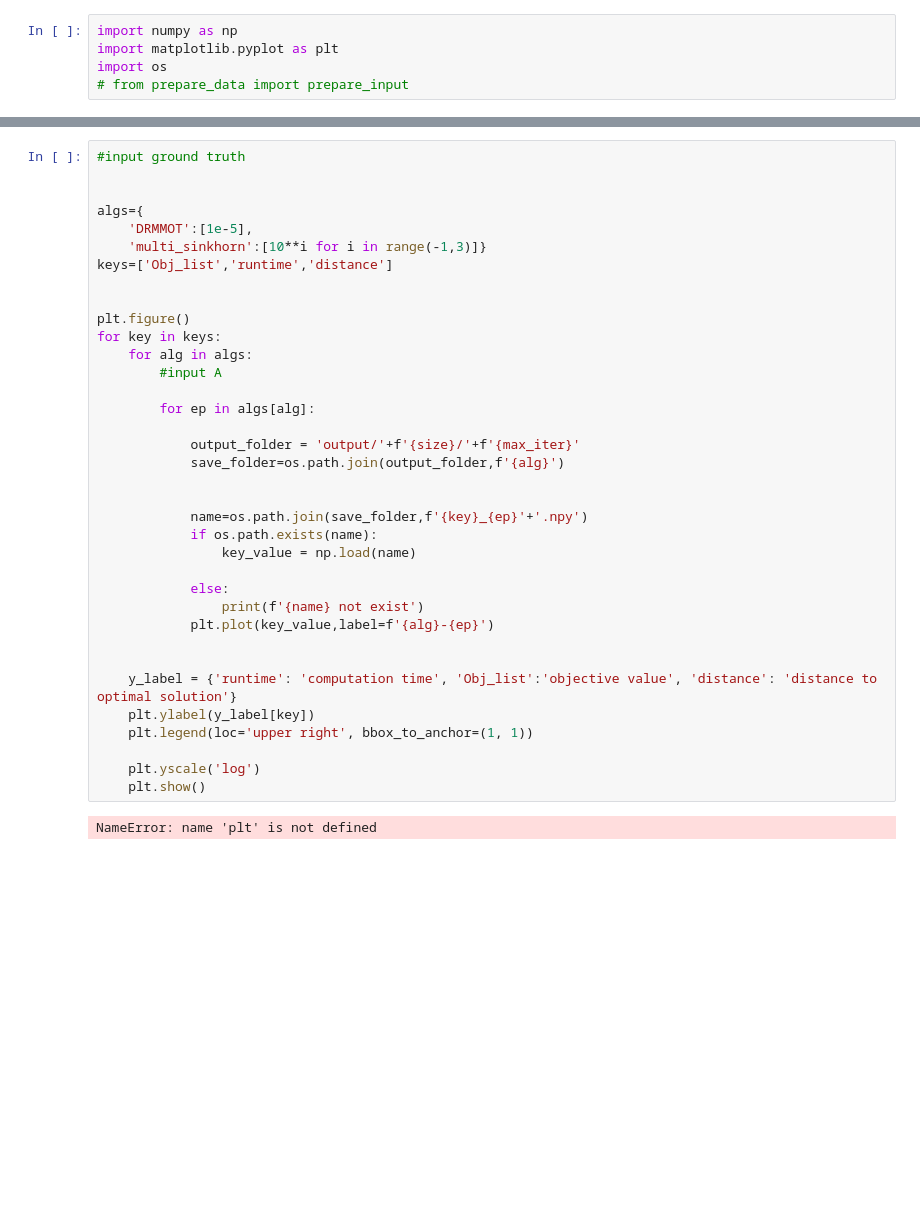
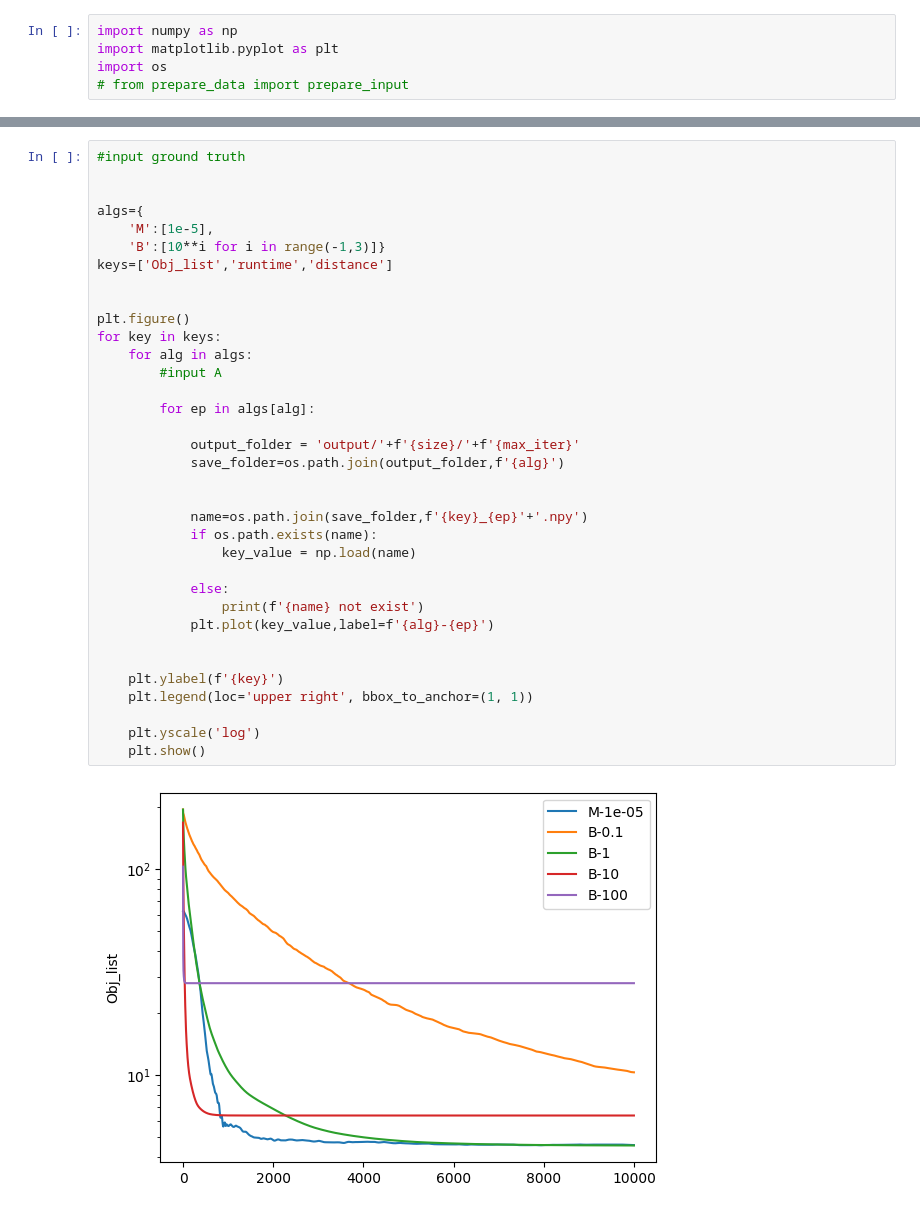
Before and after one commit to HaiVuBui/MDROT, a Jupyter notebook: view_result.ipynb, the cells around one changed output, grey strips where cells are left out. Saved outputs shown, nothing was run; the diff lists cells and outputs as text; blank space fills up the shorter version.

```diff
--- a/view_result.ipynb
+++ b/view_result.ipynb
@@ -82,36 +85,35 @@ for key in keys:
 
 
 algs={
-    'DRMMOT':[1e-5],
-    'multi_sinkhorn':[10**i for i in range(-1,3)]}
+    'M':[1e-5],
+    'B':[10**i for i in range(-1,3)]}
 keys=['Obj_list','runtime','distance']
 
 
 plt.figure()
 for key in keys:
     for alg in algs:
         #input A
 
         for ep in algs[alg]:
 
             output_folder = 'output/'+f'{size}/'+f'{max_iter}'
             save_folder=os.path.join(output_folder,f'{alg}')
 
 
             name=os.path.join(save_folder,f'{key}_{ep}'+'.npy')
             if os.path.exists(name):
                 key_value = np.load(name)
 
             else:
                 print(f'{name} not exist')
             plt.plot(key_value,label=f'{alg}-{ep}')
 
 
-    y_label = {'runtime': 'computation time', 'Obj_list':'objective value', 'distance': 'distance to optimal solution'}
-    plt.ylabel(y_label[key])
+    plt.ylabel(f'{key}')
     plt.legend(loc='upper right', bbox_to_anchor=(1, 1))
 
     plt.yscale('log')
     plt.show()
 # %% [output]
-NameError: name 'plt' is not defined
+[figure, added]
```
Also changed, not shown: parts of 8 cells of this notebook, 22 other files.
